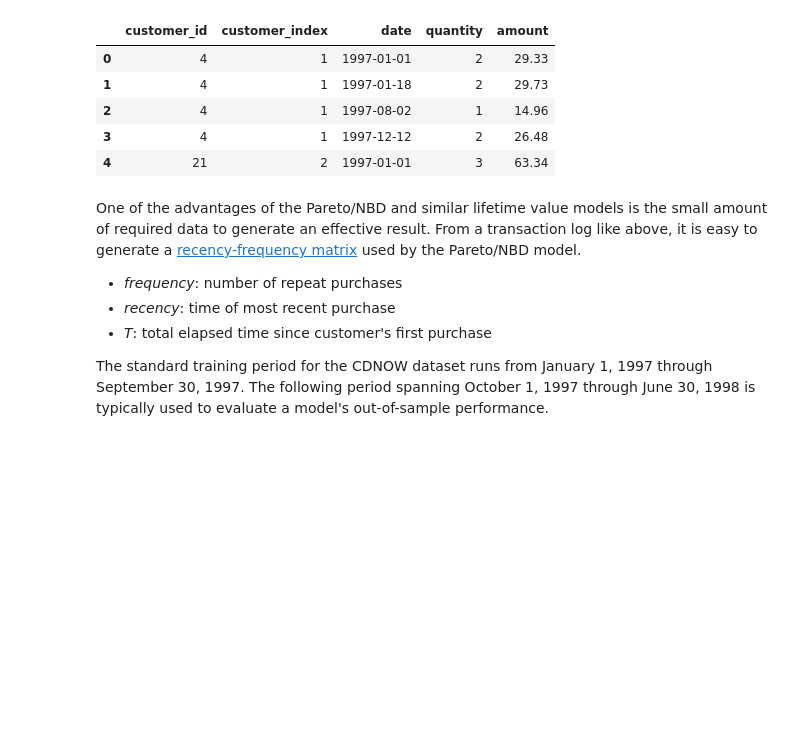
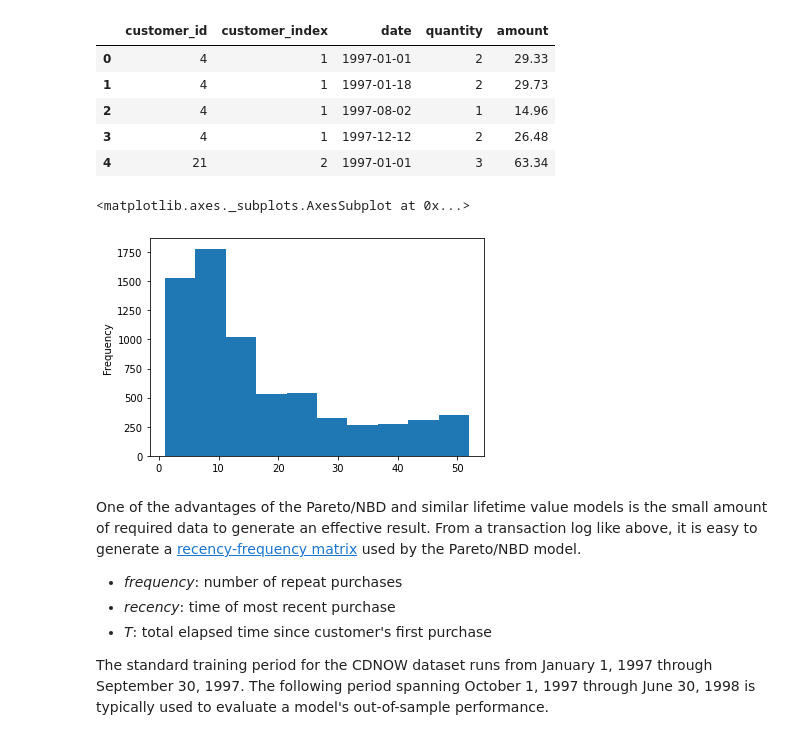
Before and after one commit to juls-dotcom/juls-dotcom.github.io, a Jupyter notebook: notebooks/pareto-nbd.ipynb, the cells around one changed output. Cells and saved outputs as stored; diff of their text form; code cells hidden in the pictures; blank space fills up the shorter version.

```diff
--- a/notebooks/pareto-nbd.ipynb
+++ b/notebooks/pareto-nbd.ipynb
@@ -68,6 +69,11 @@ cdnow_transactions.head()
 | 2 | 4 | 1 | 1997-08-02 | 1 | 14.96 |
 | 3 | 4 | 1 | 1997-12-12 | 2 | 26.48 |
 | 4 | 21 | 2 | 1997-01-01 | 3 | 63.34 |
+# %%
+cdnow_transactions.date.dt.week.plot(kind='hist')
+# %% [output]
+<matplotlib.axes._subplots.AxesSubplot at 0x...>
+[figure, added]
 # %% [markdown]
 One of the advantages of the Pareto/NBD and similar lifetime value models is the small amount of required data to generate an effective result. From a transaction log like above, it is easy to generate a <a href="https://en.wikipedia.org/wiki/RFM_(customer_value)">recency-frequency matrix</a> used by the Pareto/NBD model.
 
```
Also changed, not shown: parts of 1 cell of this notebook, 19 other files.
